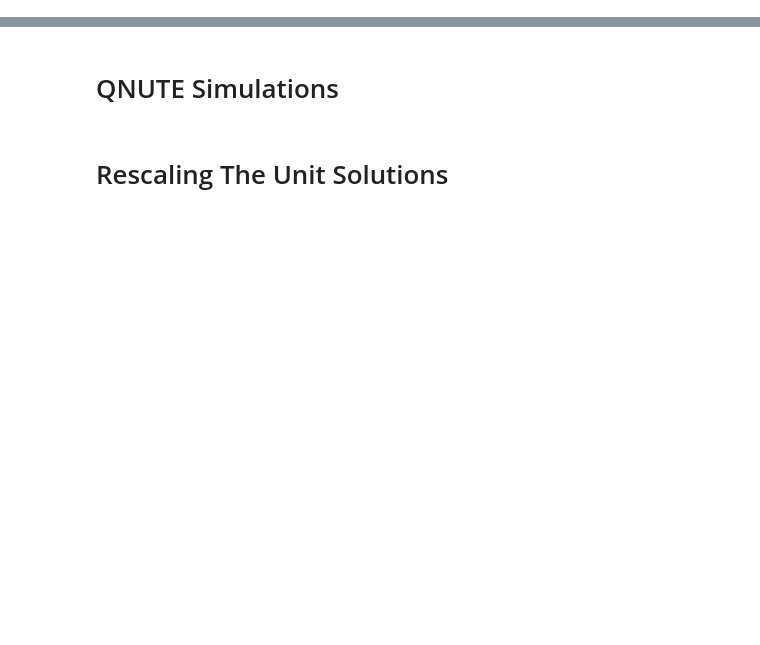
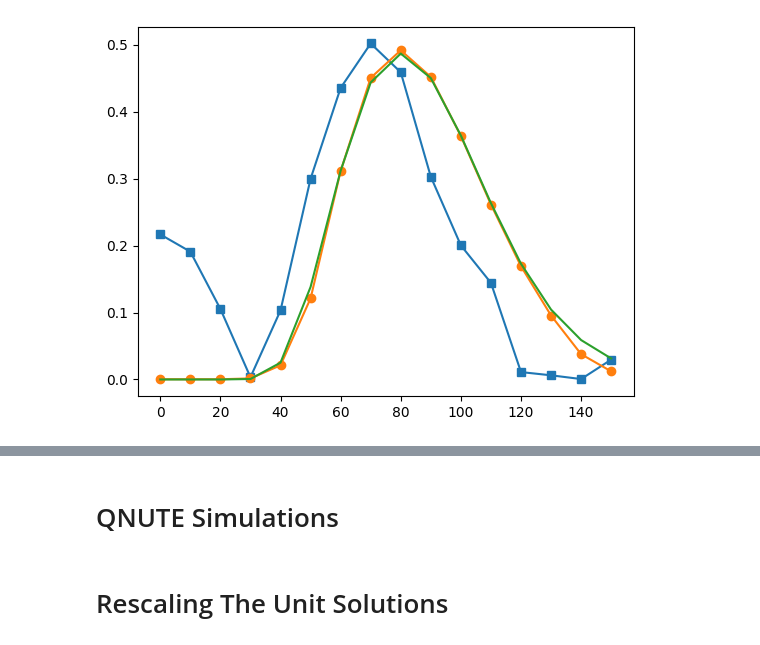
Before and after one commit to KnightShuffler/Quantum-Non-Unitary-Time-Evolution-Public-, a Jupyter notebook: sandbox.ipynb, the cells around one changed output, grey strips where cells are left out. Drawn from its saved outputs; the diff is of its cells as text; code cells hidden in the pictures; blank space fills up the shorter version.

```diff
--- a/sandbox.ipynb
+++ b/sandbox.ipynb
@@ -197,0 +177,18 @@ for i,BC in enumerate(BoundaryConditions):
+# %%
+from tests.black_scholes import BlackScholesInfo, BoundaryConditions, Basis, bs_logger
+from tests.black_scholes.hamiltonian import generateBlackScholesHamiltonian
+
+bs_data = BlackScholesInfo(r,q:=0.0,sigma,Basis.S,
+                           Smin,Smax,
+                           BC:=BoundaryConditions.DOUBLE_LINEAR)
+
+H = generateBlackScholesHamiltonian(bs_data, n)
+# %%
+from tests.black_scholes.simulation import run_blackScholes_simulation, rescale_qnute_bs_sols
+
+# VT = strangle(K1=K1,K2=K2)
+# VT = butterlfy(K=K,a=a)
+VT = condor(K1=K1,K2=K2,a=a)
+rescale_hamiltonian = True
+qnute_sols,qnute_norms = run_blackScholes_simulation(VT, bs_data, n, np.arange(2,n+2,2), T, Nt, normalize_hamiltonian=rescale_hamiltonian)
+# rescaled_sols, C_psi = rescale_qnute_bs_sols(VT, bs_data, qnute_sols, qnute_norms, T, rescale_frequency=(rescale_freq:=1))
@@ -197,0 +208,9 @@ for i,BC in enumerate(BoundaryConditions):
+# %%
+markers = 'so'
+for Di,D in enumerate([2,4]):
+    plt.plot(x, qnute_sols[Di,-1,:], marker=markers[Di])
+    # plt.axhline(y=np.sqrt(rescaled_sols[1,-1,0]*rescaled_sols[1,-1,-1]))
+plt.plot(x,(sol:=analytical_sols[-1,-1,:])/np.linalg.norm(sol))
+plt.show()
+# %% [output]
+[figure, added]
```
Also changed, not shown: parts of 15 cells of this notebook.
